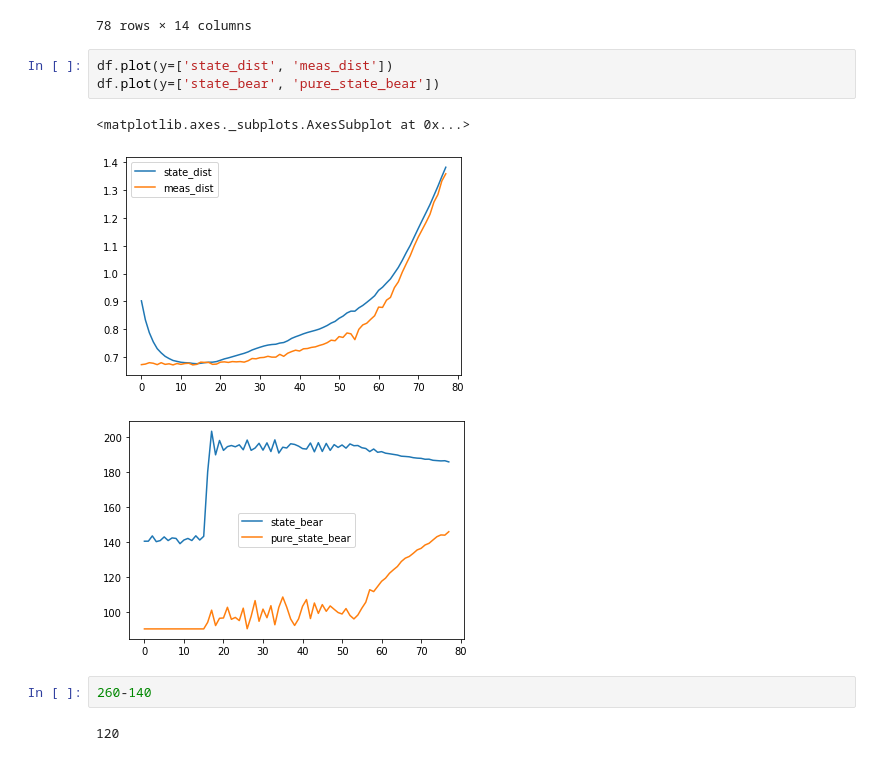
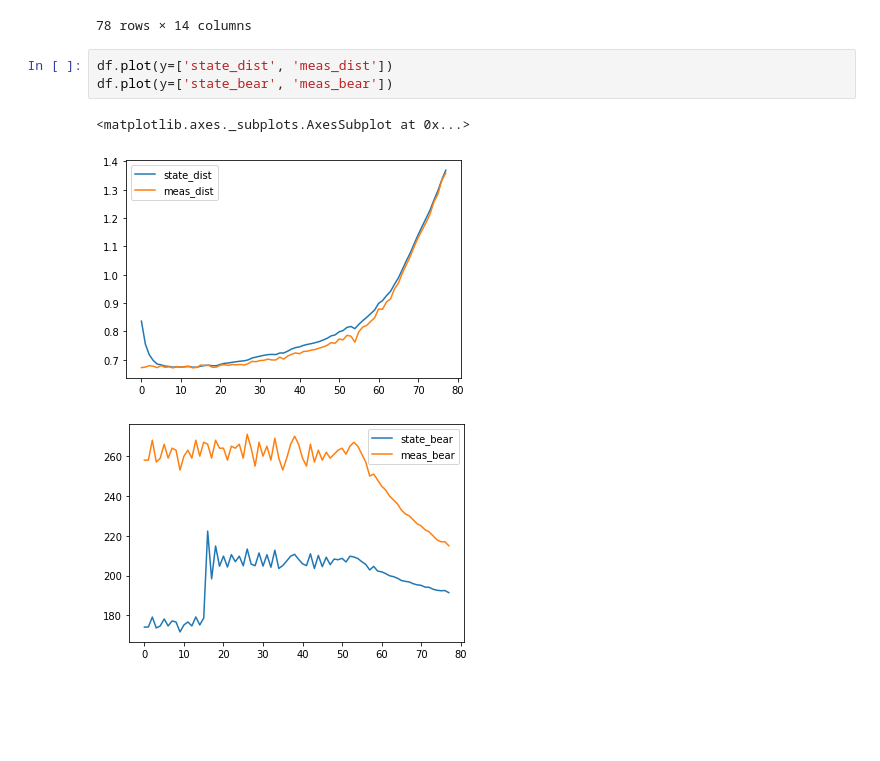
Before and after one commit to campusrover/2020prrexamples, a Jupyter notebook: scripts/kalman/Kalman best.ipynb, the cells around one changed output. Cells and saved outputs as stored; diff of their text form; blank space fills up the shorter version.

```diff
--- a/scripts/kalman/Kalman best.ipynb
+++ b/scripts/kalman/Kalman best.ipynb
@@ -107,12 +92,8 @@ df
 78 rows × 14 columns
 # %%
 df.plot(y=['state_dist', 'meas_dist'])
-df.plot(y=['state_bear', 'pure_state_bear'])
+df.plot(y=['state_bear', 'meas_bear'])
 # %% [output]
 <matplotlib.axes._subplots.AxesSubplot at 0x...>
-[figure, old version]
+[figure, new version]
-[figure, old version]
+[figure, new version]
-# %%
-260-140
-# %% [output]
-120
```
Also changed, not shown: parts of 5 cells of this notebook, 3 other files.
